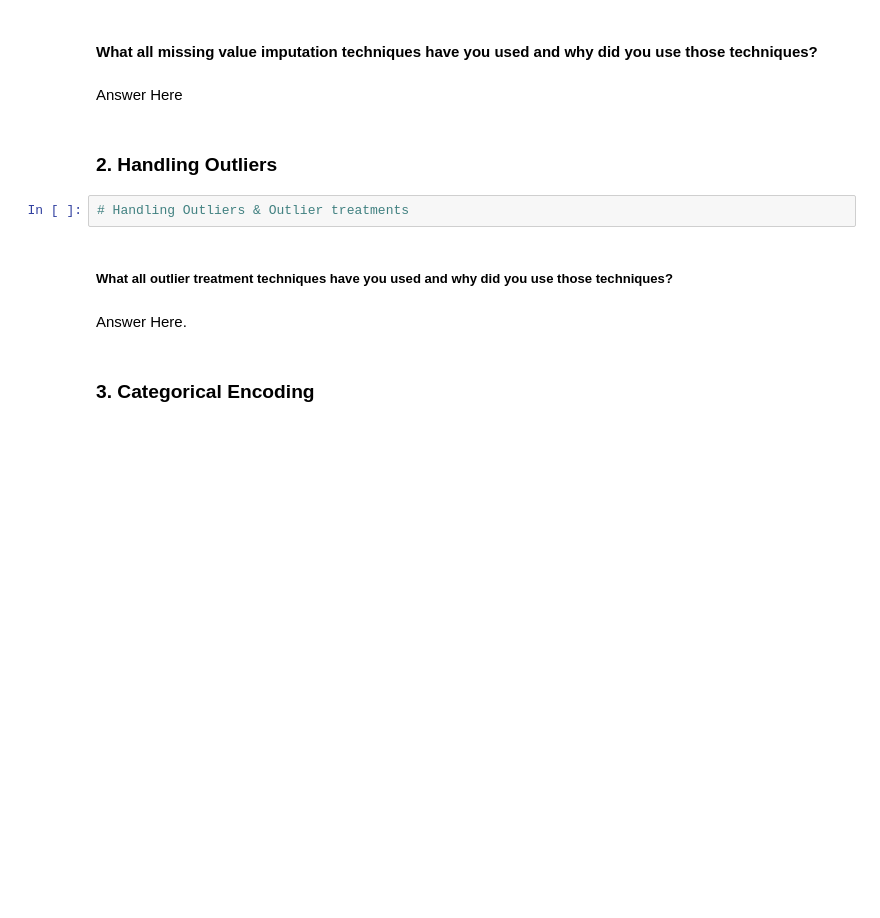
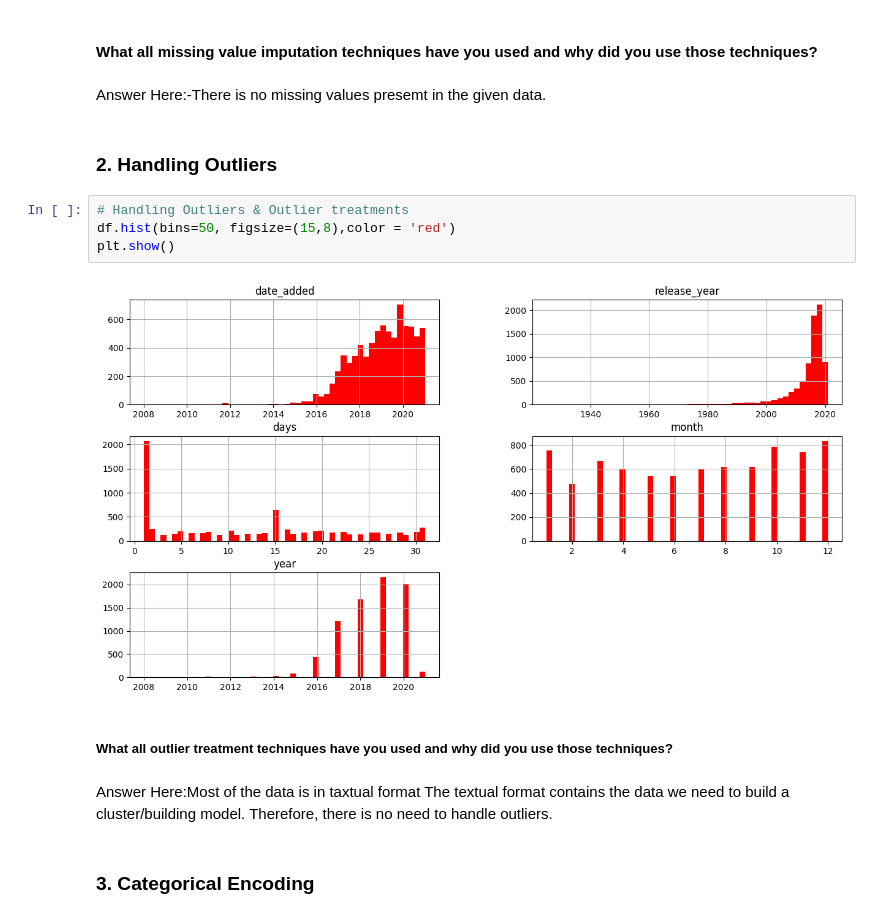
Before and after one commit to sanidhya1996/Unsupervised-ML., a Jupyter notebook: NETFLIX_MOVIES_AND_TV_SHOWS_CLUSTERING.ipynb, the cells around one changed output. Drawn from its saved outputs; the diff is of its cells as text; blank space fills up the shorter version.

```diff
--- a/NETFLIX_MOVIES_AND_TV_SHOWS_CLUSTERING.ipynb
+++ b/NETFLIX_MOVIES_AND_TV_SHOWS_CLUSTERING.ipynb
@@ -1147,16 +1147,20 @@ year            0
 dtype: int64
 # %% [markdown]
 #### What all missing value imputation techniques have you used and why did you use those techniques?
-# %% [markdown]
-Answer Here
+# %% [markdown]
+Answer Here:-There is no missing values presemt in the given data.
 # %% [markdown]
 ### 2. Handling Outliers
 # %%
 # Handling Outliers & Outlier treatments
+df.hist(bins=50, figsize=(15,8),color = 'red')
+plt.show()
+# %% [output]
+[figure, added]
 # %% [markdown]
 ##### What all outlier treatment techniques have you used and why did you use those techniques?
-# %% [markdown]
-Answer Here.
+# %% [markdown]
+Answer Here:Most of the data is in taxtual format The textual format contains the data we need to build a cluster/building model. Therefore, there is no need to handle outliers.
 # %% [markdown]
 ### 3. Categorical Encoding
 # %%
```
Also changed, not shown: parts of 15 cells of this notebook.
